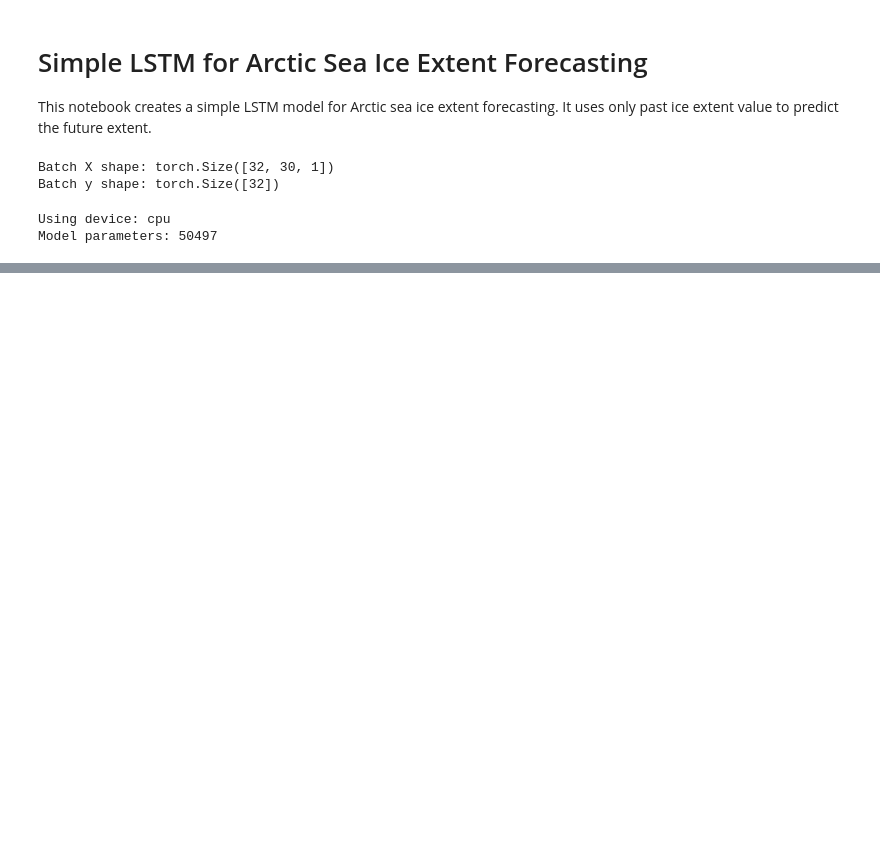
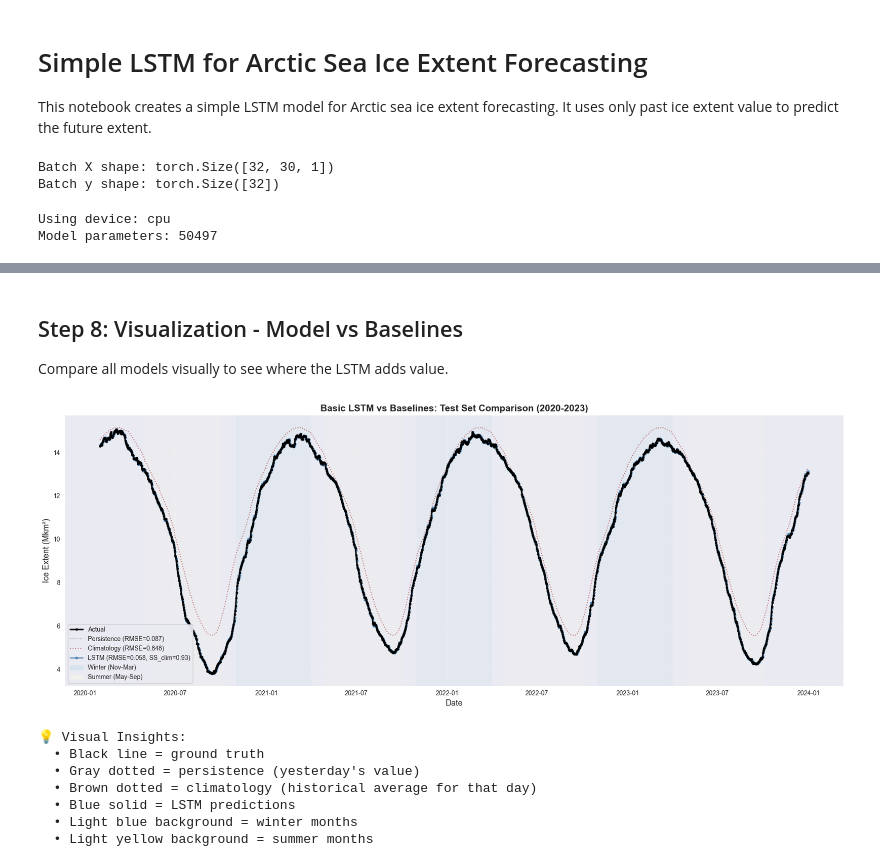
Before and after one commit to CatraMyBeloved/arctic-ice-extent, a Jupyter notebook: notebooks/04_basic_lstm.ipynb, the cells around one changed output, grey strips where cells are left out. Drawn from its saved outputs; the diff is of its cells as text; code cells hidden in the pictures; blank space fills up the shorter version.

```diff
--- a/notebooks/04_basic_lstm.ipynb
+++ b/notebooks/04_basic_lstm.ipynb
@@ -165,0 +610,77 @@ KeyboardInterrupt:
+# %% [markdown]
+## Step 8: Visualization - Model vs Baselines
+
+Compare all models visually to see where the LSTM adds value.
+# %%
+fig, ax = plt.subplots(figsize=(18, 7))
+
+# Convert dates to datetime for plotting
+plot_dates = pd.to_datetime(test_dates)
+
+# Plot actual values
+ax.plot(plot_dates, actuals_mkm2,
+        label='Actual', color='black', linewidth=2.5, marker='o', markersize=3,
+        zorder=5, alpha=0.9)
+
+# Plot baseline models
+ax.plot(plot_dates, persistence_forecast,
+        label=f'Persistence (RMSE={metrics_persistence["rmse"]:.3f})',
+        color='gray', linewidth=1.5, linestyle=':', alpha=0.6)
+
+ax.plot(plot_dates, climatology_forecast,
+        label=f'Climatology (RMSE={metrics_climatology["rmse"]:.3f})',
+        color='brown', linewidth=1.5, linestyle=':', alpha=0.6)
+
+# Plot LSTM predictions
+ax.plot(plot_dates, predictions_mkm2,
+        label=f'LSTM (RMSE={metrics_lstm["rmse"]:.3f}, SS_clim={metrics_lstm["skill_score_climatology"]:.2f})',
+        color='steelblue', linewidth=2, linestyle='-', marker='s', markersize=2.5, alpha=0.8)
+
+# Formatting
+ax.set_title('Basic LSTM vs Baselines: Test Set Comparison (2020-2023)',
+             fontsize=15, fontweight='bold')
+ax.set_xlabel('Date', fontsize=13)
+ax.set_ylabel('Ice Extent (Mkm²)', fontsize=13)
+ax.legend(loc='best', fontsize=11, framealpha=0.95)
+ax.grid(True, alpha=0.3, linestyle='--')
+
+# Add seasonal background shading
+import matplotlib.patches as mpatches
+winter_color = 'lightblue'
+summer_color = 'lightyellow'
+
+# Shade winter and summer periods
+for year in range(plot_dates.min().year, plot_dates.max().year + 1):
+    # Winter: Nov-Mar (split across year boundary)
+    if year > plot_dates.min().year:
+        ax.axvspan(pd.Timestamp(f'{year-1}-11-01'), pd.Timestamp(f'{year}-03-31'),
+                   alpha=0.1, color=winter_color, zorder=0)
+    # Summer: May-Sep
+    ax.axvspan(pd.Timestamp(f'{year}-05-01'), pd.Timestamp(f'{year}-09-30'),
+               alpha=0.1, color=summer_color, zorder=0)
+
+# Add legend for seasons
+winter_patch = mpatches.Patch(color=winter_color, alpha=0.3, label='Winter (Nov-Mar)')
+summer_patch = mpatches.Patch(color=summer_color, alpha=0.3, label='Summer (May-Sep)')
+ax.legend(handles=ax.get_legend_handles_labels()[0] + [winter_patch, summer_patch],
+          loc='best', fontsize=10, framealpha=0.95)
+
+plt.tight_layout()
+plt.show()
+
+print("\n💡 Visual Insights:")
+print("  • Black line = ground truth")
+print("  • Gray dotted = persistence (yesterday's value)")
+print("  • Brown dotted = climatology (historical average for that day)")
+print("  • Blue solid = LSTM predictions")
+print("  • Light blue background = winter months")
+print("  • Light yellow background = summer months")
+# %% [output]
+[figure, added]
+💡 Visual Insights:
+  • Black line = ground truth
+  • Gray dotted = persistence (yesterday's value)
+  • Brown dotted = climatology (historical average for that day)
+  • Blue solid = LSTM predictions
+  • Light blue background = winter months
+  • Light yellow background = summer months
```
Also changed, not shown: parts of 21 cells of this notebook, 1 other file.
